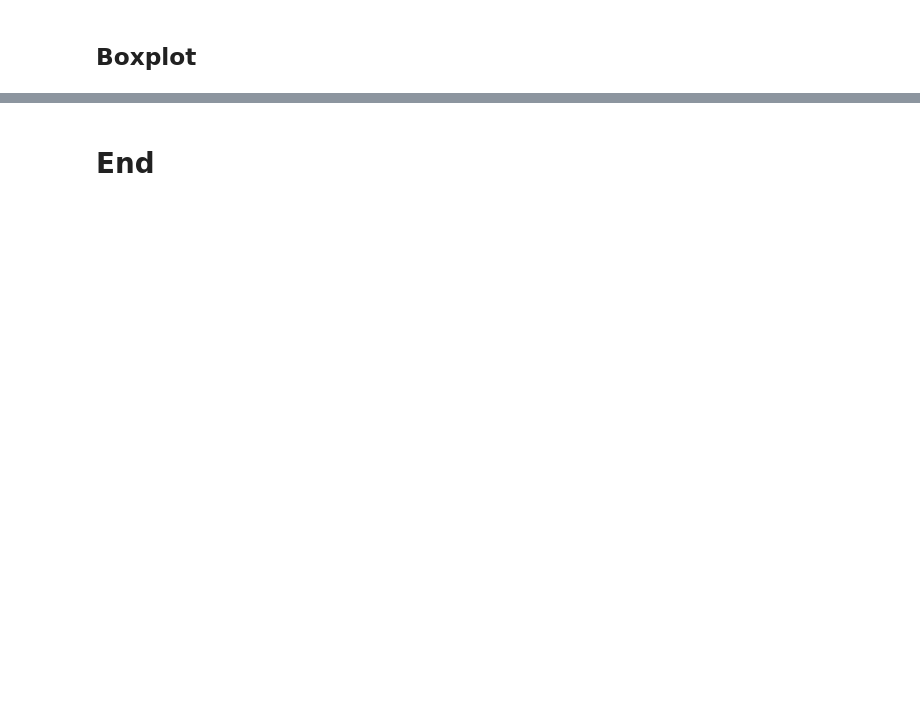
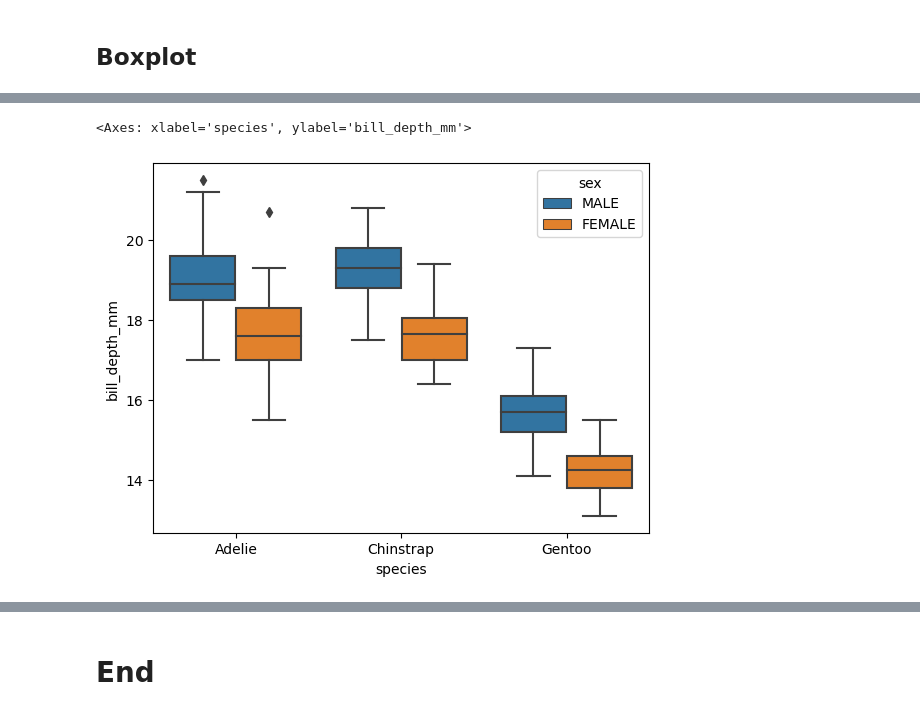
Before and after one commit to morgam7/poda-mywork, a Jupyter notebook: penguins.ipynb, the cells around one changed output, grey strips where cells are left out. Cells and saved outputs as stored; diff of their text form; code cells hidden in the pictures; blank space fills up the shorter version.

```diff
--- a/penguins.ipynb
+++ b/penguins.ipynb
@@ -310,0 +302,5 @@ bplotm2 = plt.boxplot(E)
+# %%
+sns.boxplot(x=df["species"], y=df["bill_depth_mm"], hue=df["sex"])
+# %% [output]
+<Axes: xlabel='species', ylabel='bill_depth_mm'>
+[figure, added]
```
Also changed, not shown: parts of 36 cells of this notebook.
